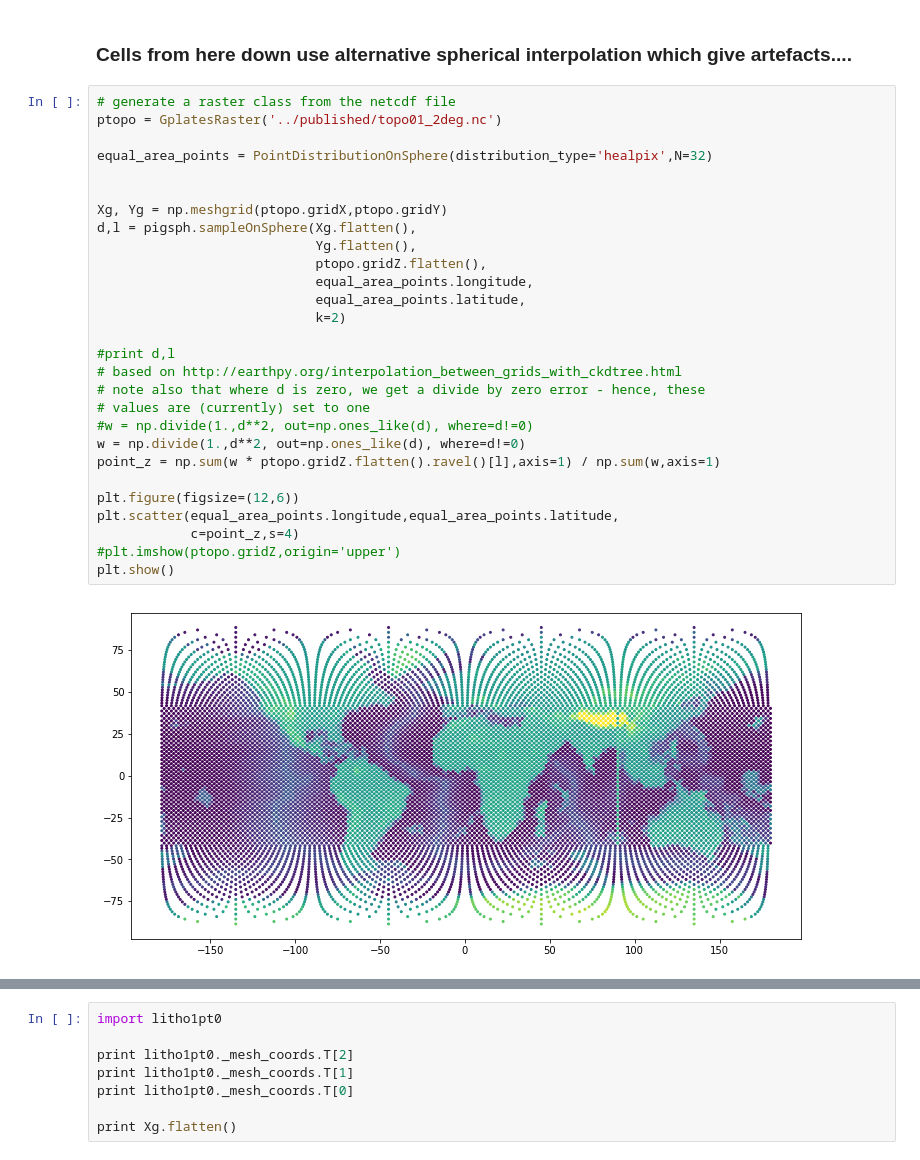
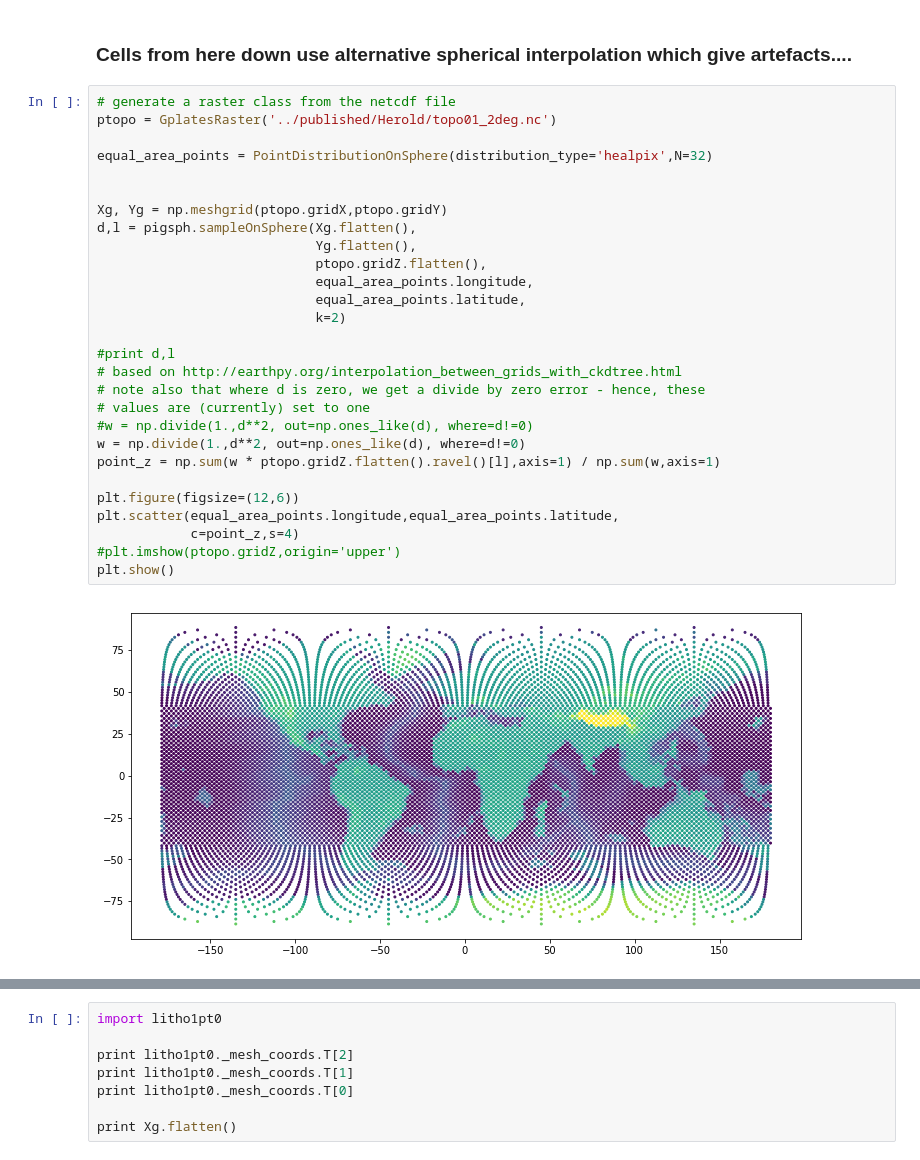
Before and after one commit to siwill22/paleotopography, a Jupyter notebook: dev/PTMIP.ipynb, the cells around one changed output, grey strips where cells are left out. Cells and saved outputs as stored; diff of their text form.

```diff
--- a/dev/PTMIP.ipynb
+++ b/dev/PTMIP.ipynb
@@ -117,34 +114,34 @@ plt.show()
 ### Cells from here down use alternative spherical interpolation which give artefacts....
 # %%
 # generate a raster class from the netcdf file
-ptopo = GplatesRaster('../published/topo01_2deg.nc')
+ptopo = GplatesRaster('../published/Herold/topo01_2deg.nc')
 
 equal_area_points = PointDistributionOnSphere(distribution_type='healpix',N=32)
 
 
 Xg, Yg = np.meshgrid(ptopo.gridX,ptopo.gridY)
 d,l = pigsph.sampleOnSphere(Xg.flatten(),
                             Yg.flatten(),
                             ptopo.gridZ.flatten(),
                             equal_area_points.longitude,
                             equal_area_points.latitude,
                             k=2)
 
 #print d,l
 # based on http://earthpy.org/interpolation_between_grids_with_ckdtree.html
 # note also that where d is zero, we get a divide by zero error - hence, these
 # values are (currently) set to one
 #w = np.divide(1.,d**2, out=np.ones_like(d), where=d!=0)
 w = np.divide(1.,d**2, out=np.ones_like(d), where=d!=0)
 point_z = np.sum(w * ptopo.gridZ.flatten().ravel()[l],axis=1) / np.sum(w,axis=1)
 
 plt.figure(figsize=(12,6))
 plt.scatter(equal_area_points.longitude,equal_area_points.latitude,
             c=point_z,s=4)
 #plt.imshow(ptopo.gridZ,origin='upper')
 plt.show()
 # %% [output]
-[figure, old version]
+[figure, new version]
 # %%
 import stripy as stripy
 
```
Also changed, not shown: parts of 2 cells of this notebook, 2 other files.
